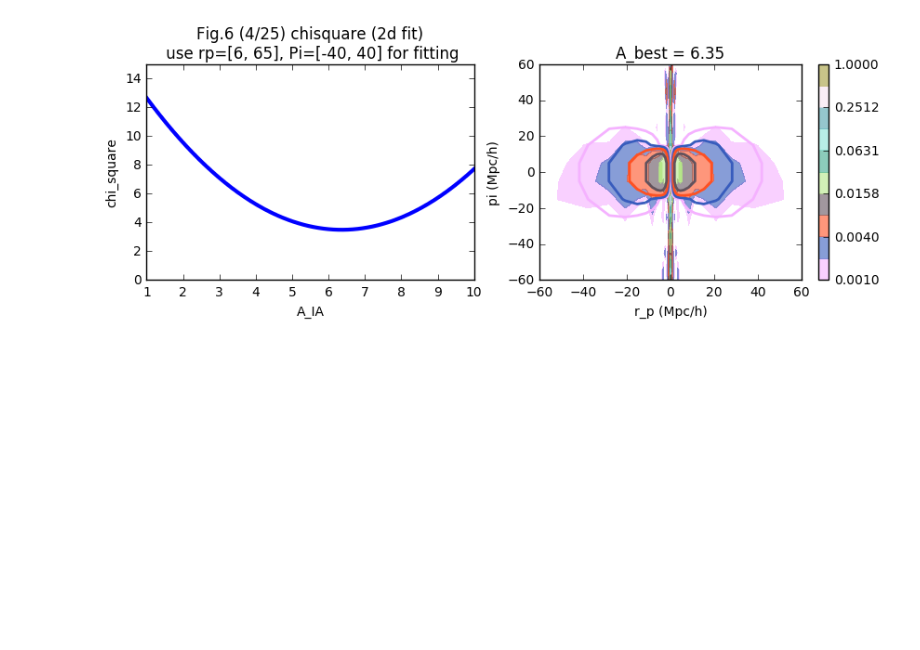
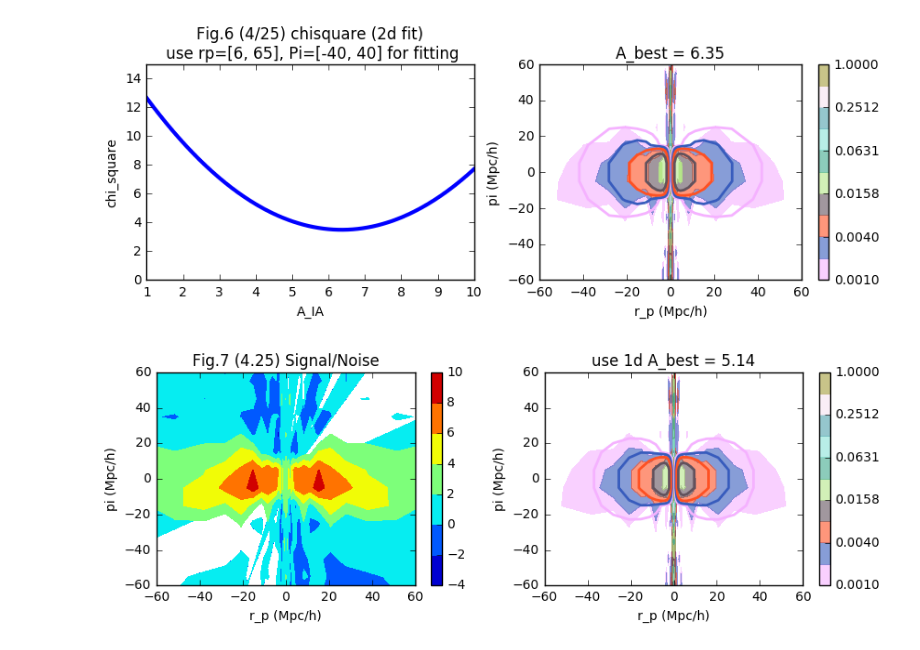
Before and after one commit to liuxx479/gplus, a Jupyter notebook: test_2d_fits.ipynb, the cells around one changed output. Cells and saved outputs as stored; diff of their text form; code cells hidden in the pictures; blank space fills up the shorter version.

```diff
--- a/test_2d_fits.ipynb
+++ b/test_2d_fits.ipynb
@@ -345,3 +347,32 @@ ax2.set_title('Fig.6 (4/25) chisquare (2d fit)\n use rp=[6, 65], Pi=[-40, 40] fo
 show()
 # %% [output]
 [figure]
+# %%
+################ plot it out just to make sure
+jk2dstd = std(data_jk, axis=0)
+jk2dstd2 = sqrt(99)*concatenate([jk2dstd,jk2dstd])
+
+f, (ax2, ax) = subplots(1,2,figsize=(10,3))
+
+CS2=ax2.contourf(rp_bins2, pi_bins2, data_mean2/jk2dstd2)
+ax2.set_ylim(-60,60)
+#cbar = plt.colorbar(CS)
+f.colorbar(CS2, ax=ax2)
+ax2.set_xlim(-60,60)
+ax2.set_xlabel('r_p (Mpc/h)')
+ax2.set_ylabel('pi (Mpc/h)')
+ax2.set_title('Fig.7 (4.25) Signal/Noise')
+
+CS=ax.contourf(rp_bins2, pi_bins2, data_mean2, bounds2,colors=ic2,alpha=0.6)
+ax.set_ylim(-60,60)
+CSb=ax.contour(rp_bins2, pi_bins2, xi_lowzbin2/Ai/1.4*Abest, bounds2,colors=ic2,linewidths=2,alpha=1)
+#cbar = plt.colorbar(CS)
+f.colorbar(CS, ax=ax)
+ax.set_xlim(-60,60)
+ax.set_xlabel('r_p (Mpc/h)')
+ax.set_ylabel('pi (Mpc/h)')
+ax.set_title('use 1d A_best = %.2f'%(Abest))
+
+show()
+# %% [output]
+[figure, added]
```
Also changed, not shown: parts of 3 cells of this notebook.
